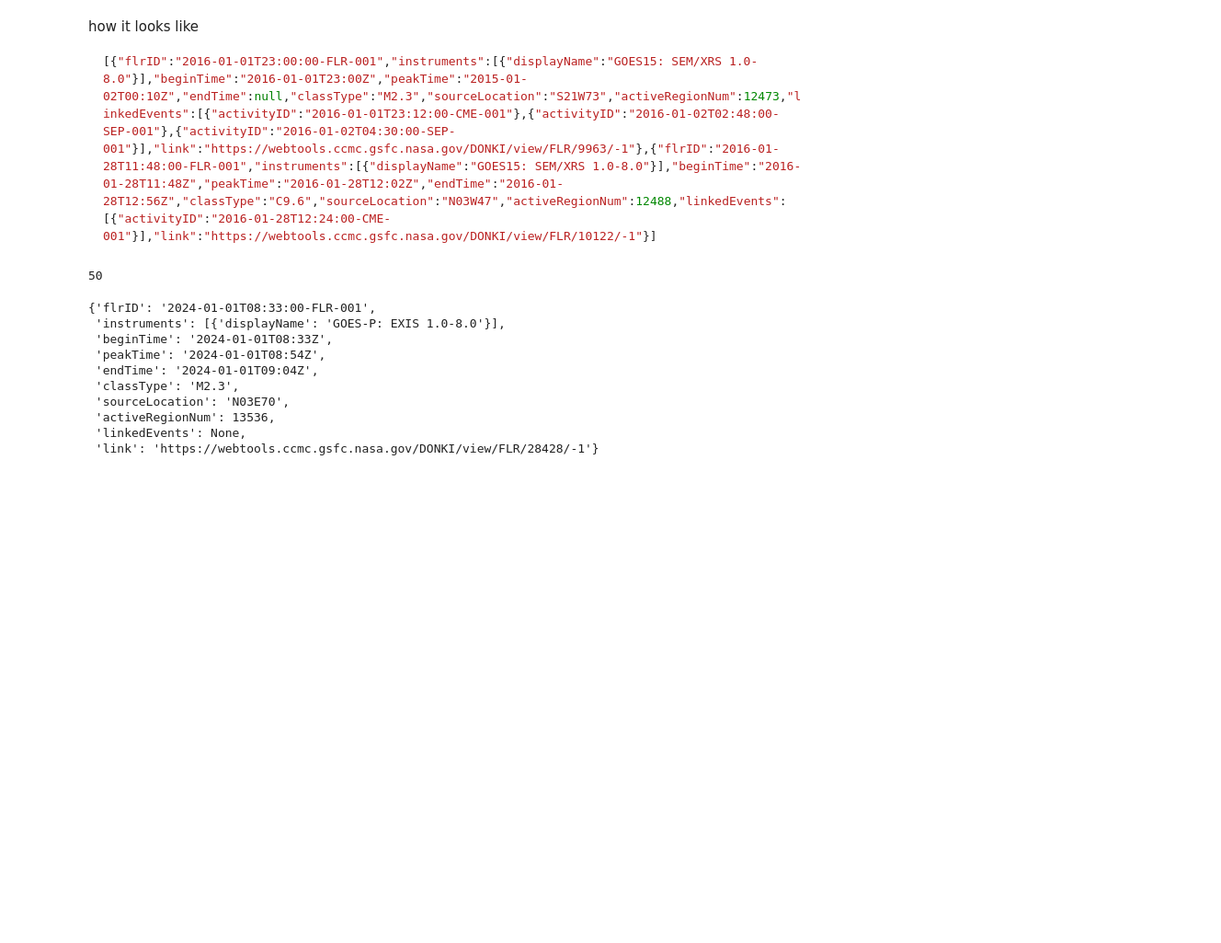
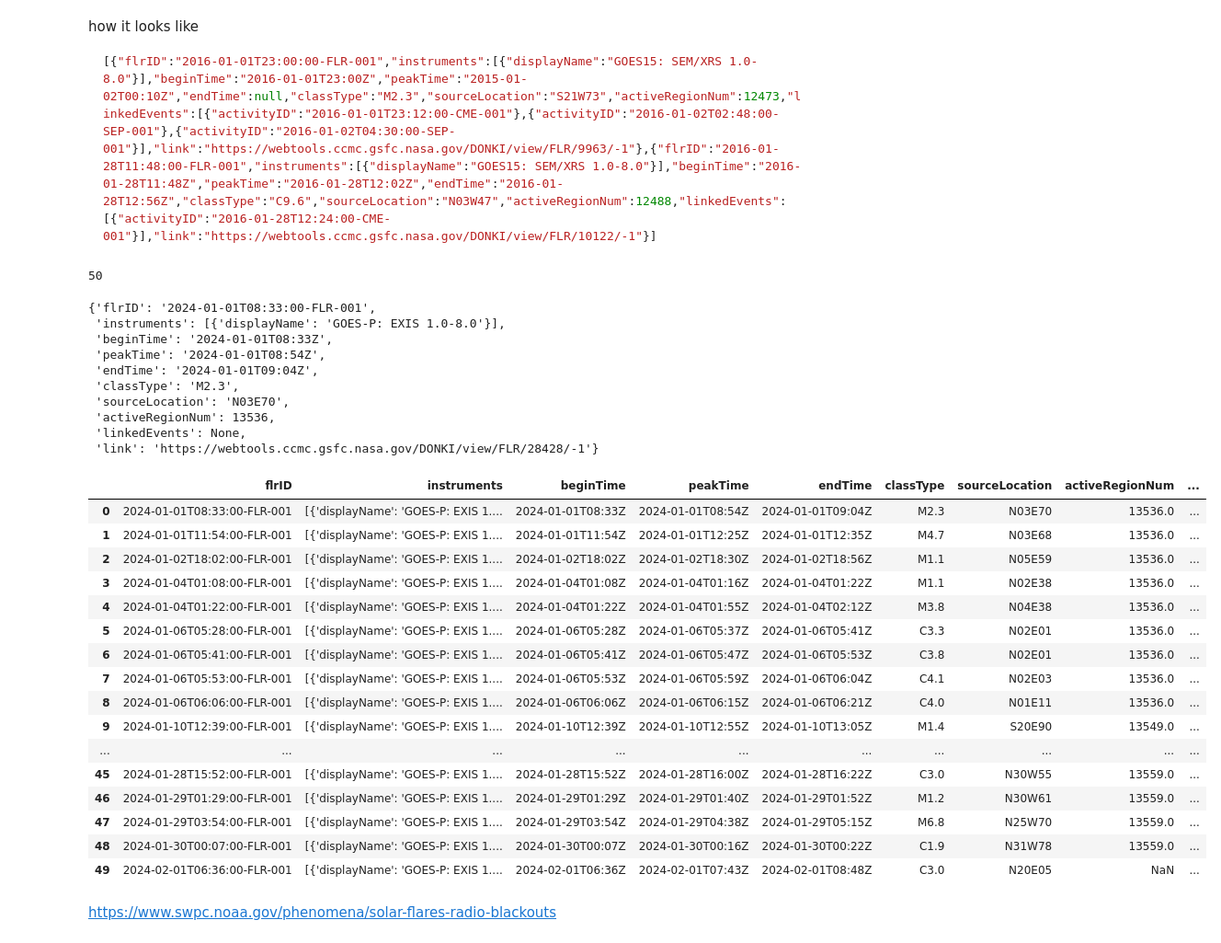
Before and after one commit to ansamz/NASA_Weather_Exploration, a Jupyter notebook: NASA_API_notebooks/nasa_insighapi.ipynb, the cells around one changed output. Shown at 92% size. Saved outputs shown, nothing was run; the diff lists cells and outputs as text; code cells hidden in the pictures; blank space fills up the shorter version.

```diff
--- a/NASA_API_notebooks/nasa_insighapi.ipynb
+++ b/NASA_API_notebooks/nasa_insighapi.ipynb
@@ -89,3 +90,26 @@ data[0]
  'activeRegionNum': 13536,
  'linkedEvents': None,
  'link': 'https://webtools.ccmc.gsfc.nasa.gov/DONKI/view/FLR/28428/-1'}
+# %%
+normalized_data = pd.json_normalize(data)
+normalized_data
+# %% [output]
+|  | flrID | instruments | beginTime | peakTime | endTime | classType | sourceLocation | activeRegionNum | ... |
+| 0 | 2024-01-01T08:33:00-FLR-001 | [{'displayName': 'GOES-P: EXIS 1.... | 2024-01-01T08:33Z | 2024-01-01T08:54Z | 2024-01-01T09:04Z | M2.3 | N03E70 | 13536.0 | ... |
+| 1 | 2024-01-01T11:54:00-FLR-001 | [{'displayName': 'GOES-P: EXIS 1.... | 2024-01-01T11:54Z | 2024-01-01T12:25Z | 2024-01-01T12:35Z | M4.7 | N03E68 | 13536.0 | ... |
+| 2 | 2024-01-02T18:02:00-FLR-001 | [{'displayName': 'GOES-P: EXIS 1.... | 2024-01-02T18:02Z | 2024-01-02T18:30Z | 2024-01-02T18:56Z | M1.1 | N05E59 | 13536.0 | ... |
+| 3 | 2024-01-04T01:08:00-FLR-001 | [{'displayName': 'GOES-P: EXIS 1.... | 2024-01-04T01:08Z | 2024-01-04T01:16Z | 2024-01-04T01:22Z | M1.1 | N02E38 | 13536.0 | ... |
+| 4 | 2024-01-04T01:22:00-FLR-001 | [{'displayName': 'GOES-P: EXIS 1.... | 2024-01-04T01:22Z | 2024-01-04T01:55Z | 2024-01-04T02:12Z | M3.8 | N04E38 | 13536.0 | ... |
+| 5 | 2024-01-06T05:28:00-FLR-001 | [{'displayName': 'GOES-P: EXIS 1.... | 2024-01-06T05:28Z | 2024-01-06T05:37Z | 2024-01-06T05:41Z | C3.3 | N02E01 | 13536.0 | ... |
+| 6 | 2024-01-06T05:41:00-FLR-001 | [{'displayName': 'GOES-P: EXIS 1.... | 2024-01-06T05:41Z | 2024-01-06T05:47Z | 2024-01-06T05:53Z | C3.8 | N02E01 | 13536.0 | ... |
+| 7 | 2024-01-06T05:53:00-FLR-001 | [{'displayName': 'GOES-P: EXIS 1.... | 2024-01-06T05:53Z | 2024-01-06T05:59Z | 2024-01-06T06:04Z | C4.1 | N02E03 | 13536.0 | ... |
+| 8 | 2024-01-06T06:06:00-FLR-001 | [{'displayName': 'GOES-P: EXIS 1.... | 2024-01-06T06:06Z | 2024-01-06T06:15Z | 2024-01-06T06:21Z | C4.0 | N01E11 | 13536.0 | ... |
+| 9 | 2024-01-10T12:39:00-FLR-001 | [{'displayName': 'GOES-P: EXIS 1.... | 2024-01-10T12:39Z | 2024-01-10T12:55Z | 2024-01-10T13:05Z | M1.4 | S20E90 | 13549.0 | ... |
+| ... | ... | ... | ... | ... | ... | ... | ... | ... | ... |
+| 45 | 2024-01-28T15:52:00-FLR-001 | [{'displayName': 'GOES-P: EXIS 1.... | 2024-01-28T15:52Z | 2024-01-28T16:00Z | 2024-01-28T16:22Z | C3.0 | N30W55 | 13559.0 | ... |
+| 46 | 2024-01-29T01:29:00-FLR-001 | [{'displayName': 'GOES-P: EXIS 1.... | 2024-01-29T01:29Z | 2024-01-29T01:40Z | 2024-01-29T01:52Z | M1.2 | N30W61 | 13559.0 | ... |
+| 47 | 2024-01-29T03:54:00-FLR-001 | [{'displayName': 'GOES-P: EXIS 1.... | 2024-01-29T03:54Z | 2024-01-29T04:38Z | 2024-01-29T05:15Z | M6.8 | N25W70 | 13559.0 | ... |
+| 48 | 2024-01-30T00:07:00-FLR-001 | [{'displayName': 'GOES-P: EXIS 1.... | 2024-01-30T00:07Z | 2024-01-30T00:16Z | 2024-01-30T00:22Z | C1.9 | N31W78 | 13559.0 | ... |
+| 49 | 2024-02-01T06:36:00-FLR-001 | [{'displayName': 'GOES-P: EXIS 1.... | 2024-02-01T06:36Z | 2024-02-01T07:43Z | 2024-02-01T08:48Z | C3.0 | N20E05 | NaN | ... |
+# %% [markdown]
+https://www.swpc.noaa.gov/phenomena/solar-flares-radio-blackouts
```
Also changed, not shown: parts of 3 cells of this notebook.
